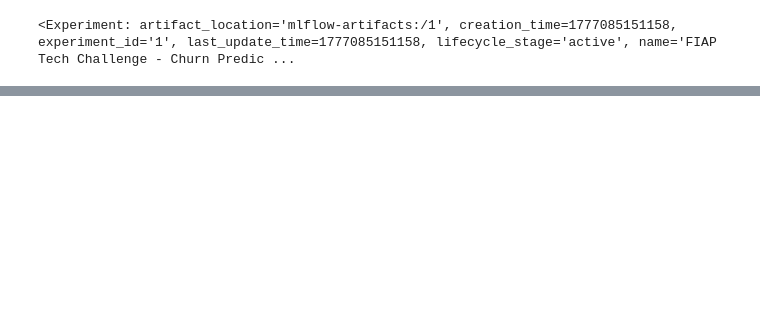
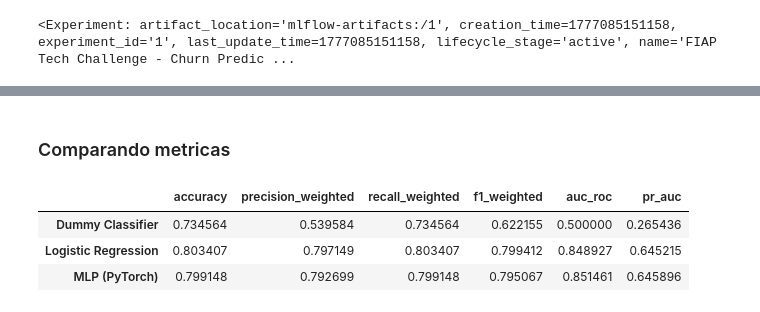
Before and after one commit to Vandcarlos/tech-challenge-fiap, a Jupyter notebook: notebooks/eda.ipynb, the cells around one changed output, grey strips where cells are left out. Drawn from its saved outputs; the diff is of its cells as text; code cells hidden in the pictures; blank space fills up the shorter version.

```diff
--- a/notebooks/eda.ipynb
+++ b/notebooks/eda.ipynb
@@ -490,0 +548,2 @@ with mlflow.start_run(run_name="baseline_full_pipeline"):
+# %%
+loss_criterion = torch_nn.BCELoss()
@@ -490,0 +573,2 @@ with mlflow.start_run(run_name="baseline_full_pipeline"):
+# %%
+optimizer = torch_optim.Adam(model.parameters(), lr=0.001)
@@ -490,0 +583,4 @@ with mlflow.start_run(run_name="baseline_full_pipeline"):
+# %%
+TORCH_LOSS_PATIENCE = 10
+TORCH_MAX_EPOCHS = 100
+TORCH_BEST_MODEL_PATH = MODELS_PATH / "best_churn_mlp.pth"
@@ -490,0 +646,10 @@ with mlflow.start_run(run_name="baseline_full_pipeline"):
+# %%
+model.load_state_dict(torch.load(TORCH_BEST_MODEL_PATH))
+model.eval()
+
+with torch.no_grad():
+    y_probs_torch = model(X_test_tensor).flatten().tolist()
+    y_probs_torch = np.array(y_probs_torch).reshape(-1, 1)
+    y_pred_torch = (y_probs_torch > 0.5).astype(int)
+
+metrics_mlp = evaluate_model(y_test, y_pred_torch, y_probs_torch)
@@ -490,0 +668,20 @@ with mlflow.start_run(run_name="baseline_full_pipeline"):
+# %% [markdown]
+### Comparando metricas
+# %%
+all_metrics = {
+    "Dummy Classifier": metrics_dummy,
+    "Logistic Regression": metrics_log_reg,
+    "MLP (PyTorch)": metrics_mlp,
+}
+
+df_comparativo = pd.DataFrame(all_metrics).T
+
+cols = ["accuracy", "precision_weighted", "recall_weighted", "f1_weighted", "auc_roc", "pr_auc"]
+df_comparativo = df_comparativo[cols]
+
+display(df_comparativo)
+# %% [output]
+|  | accuracy | precision_weighted | recall_weighted | f1_weighted | auc_roc | pr_auc |
+| Dummy Classifier | 0.734564 | 0.539584 | 0.734564 | 0.622155 | 0.500000 | 0.265436 |
+| Logistic Regression | 0.803407 | 0.797149 | 0.803407 | 0.799412 | 0.848927 | 0.645215 |
+| MLP (PyTorch) | 0.799148 | 0.792699 | 0.799148 | 0.795067 | 0.851461 | 0.645896 |
```
Also changed, not shown: parts of 71 cells of this notebook, 5 other files.
